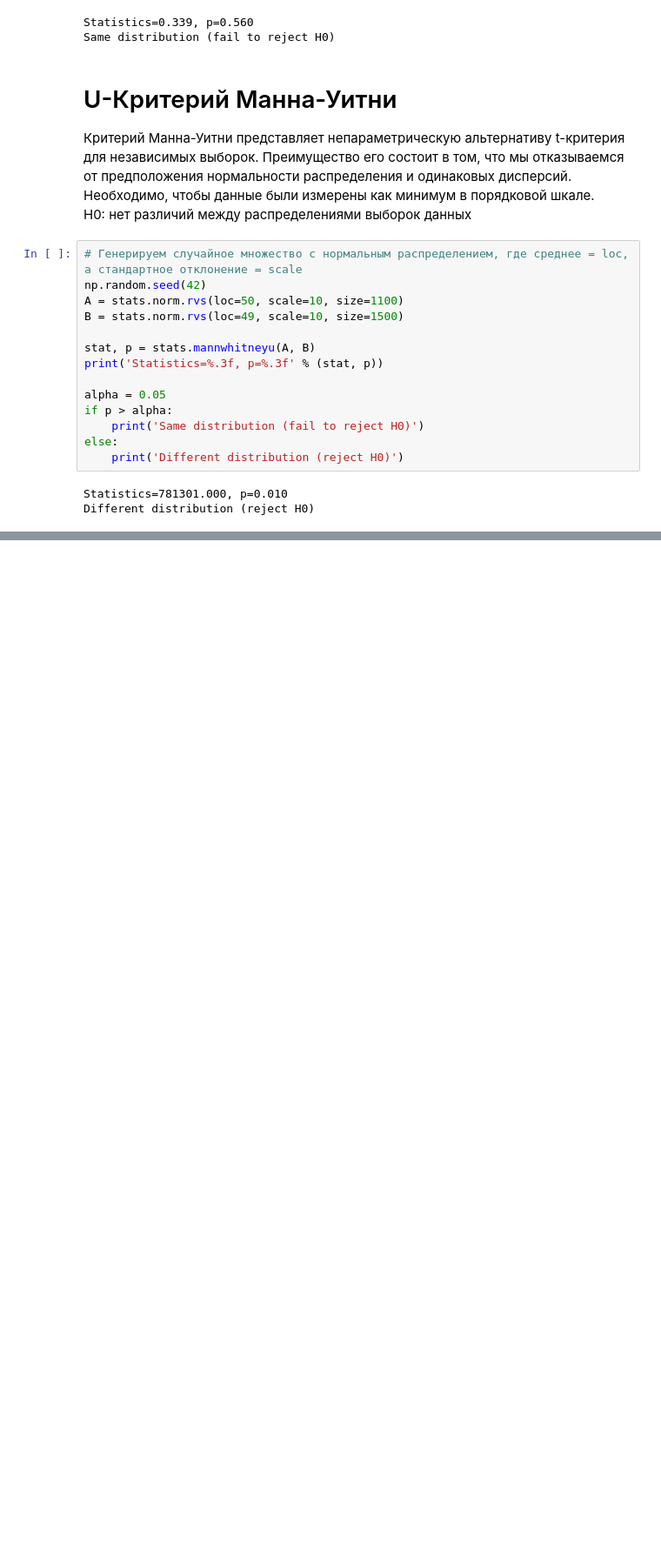
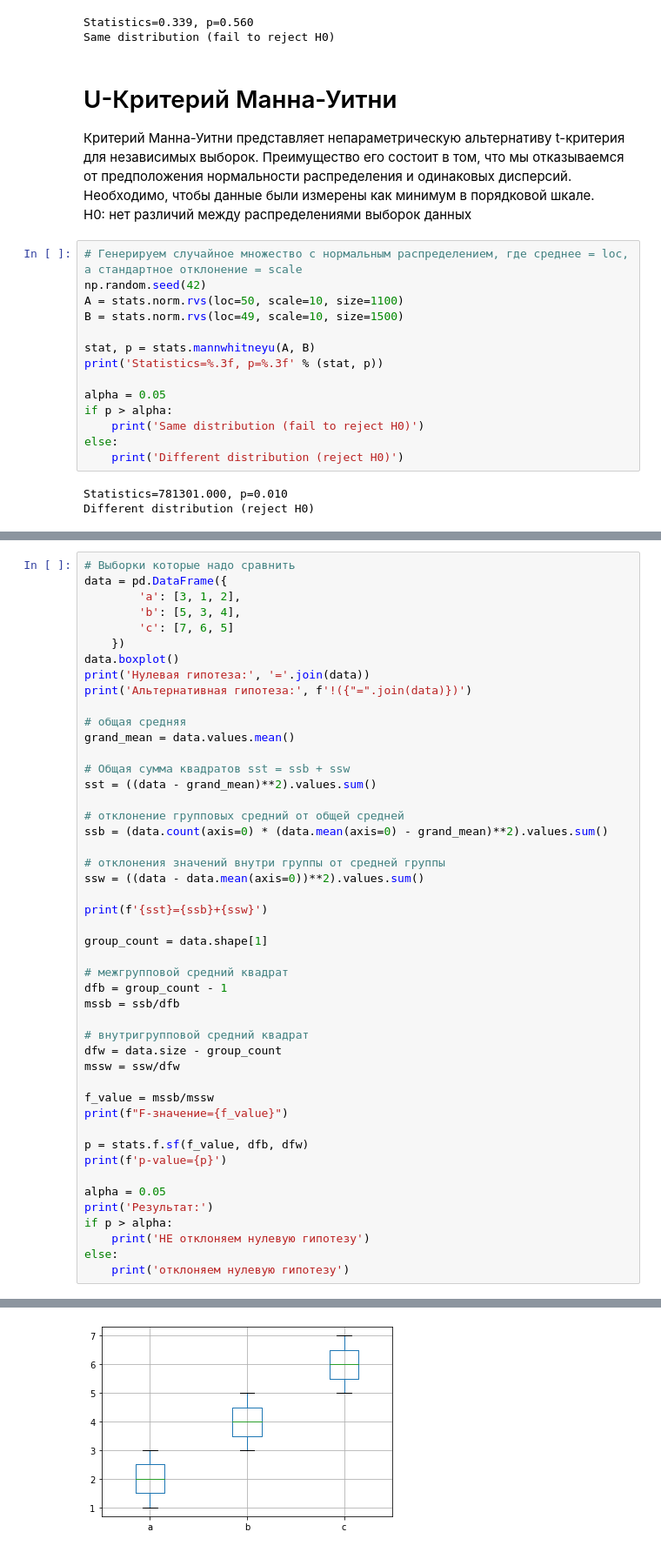
Before and after one commit to iaidarf/DS_tutorials, a Jupyter notebook: notebooks/hypothesis testing.ipynb, the cells around one changed output, grey strips where cells are left out. Shown: that part at 87% size. Cells and saved outputs as stored; diff of their text form; blank space fills up the shorter version.

```diff
--- a/notebooks/hypothesis testing.ipynb
+++ b/notebooks/hypothesis testing.ipynb
@@ -313,0 +321,48 @@ Different distribution (reject H0)
+# %%
+# Выборки которые надо сравнить
+data = pd.DataFrame({
+        'a': [3, 1, 2],
+        'b': [5, 3, 4],
+        'c': [7, 6, 5]
+    })
+data.boxplot()
+print('Нулевая гипотеза:', '='.join(data))
+print('Альтернативная гипотеза:', f'!({"=".join(data)})')
+
+# общая средняя
+grand_mean = data.values.mean()
+
+# Общая сумма квадратов sst = ssb + ssw
+sst = ((data - grand_mean)**2).values.sum()
+
+# отклонение групповых средний от общей средней
+ssb = (data.count(axis=0) * (data.mean(axis=0) - grand_mean)**2).values.sum()
+
+# отклонения значений внутри группы от средней группы
+ssw = ((data - data.mean(axis=0))**2).values.sum()
+
+print(f'{sst}={ssb}+{ssw}')
+
+group_count = data.shape[1]
+
+# межгрупповой средний квадрат
+dfb = group_count - 1
+mssb = ssb/dfb
+
+# внутригрупповой средний квадрат
+dfw = data.size - group_count
+mssw = ssw/dfw
+
+f_value = mssb/mssw
+print(f"F-значение={f_value}")
+
+p = stats.f.sf(f_value, dfb, dfw)
+print(f'p-value={p}')
+
+alpha = 0.05
+print('Результат:')
+if p > alpha:
+    print('НЕ отклоняем нулевую гипотезу')
+else:
+    print('отклоняем нулевую гипотезу')
+# %% [output]
@@ -313,0 +376 @@ Different distribution (reject H0)
+[figure, added]
```
Also changed, not shown: parts of 10 cells of this notebook, 1 other file.
